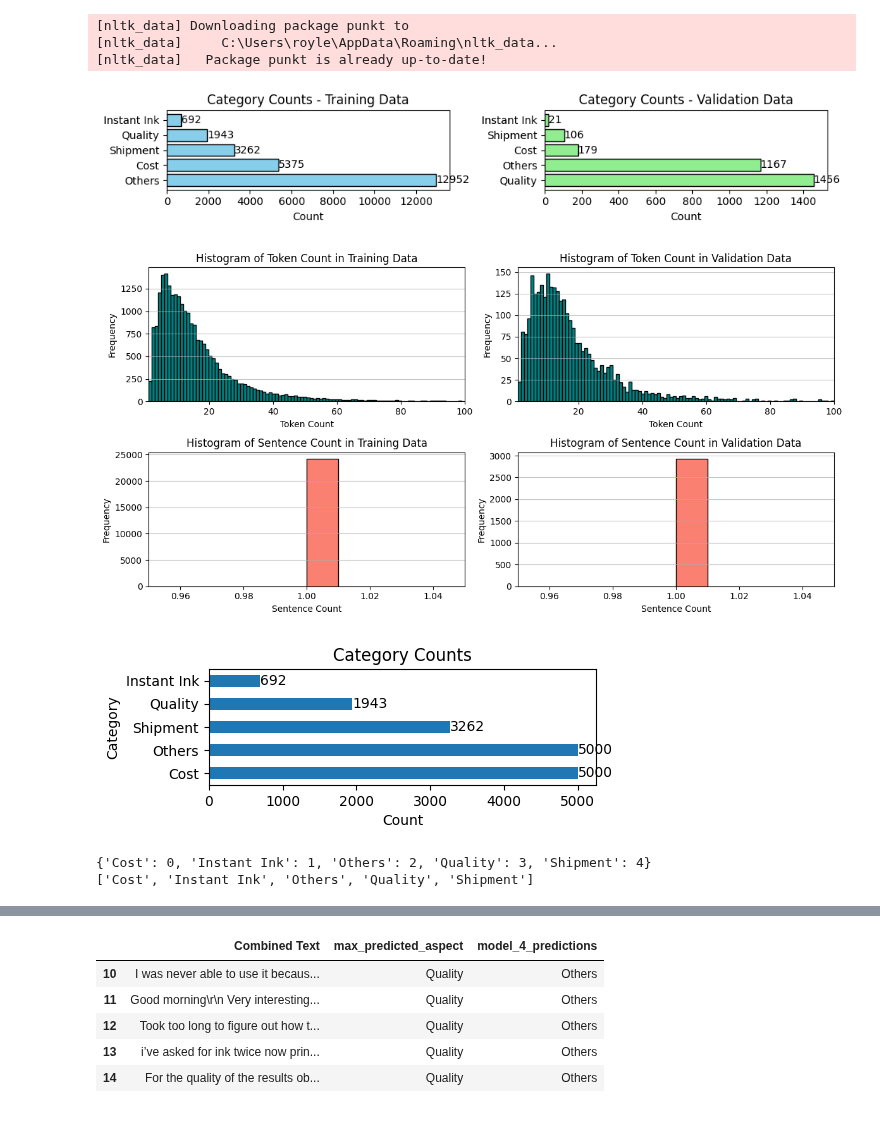
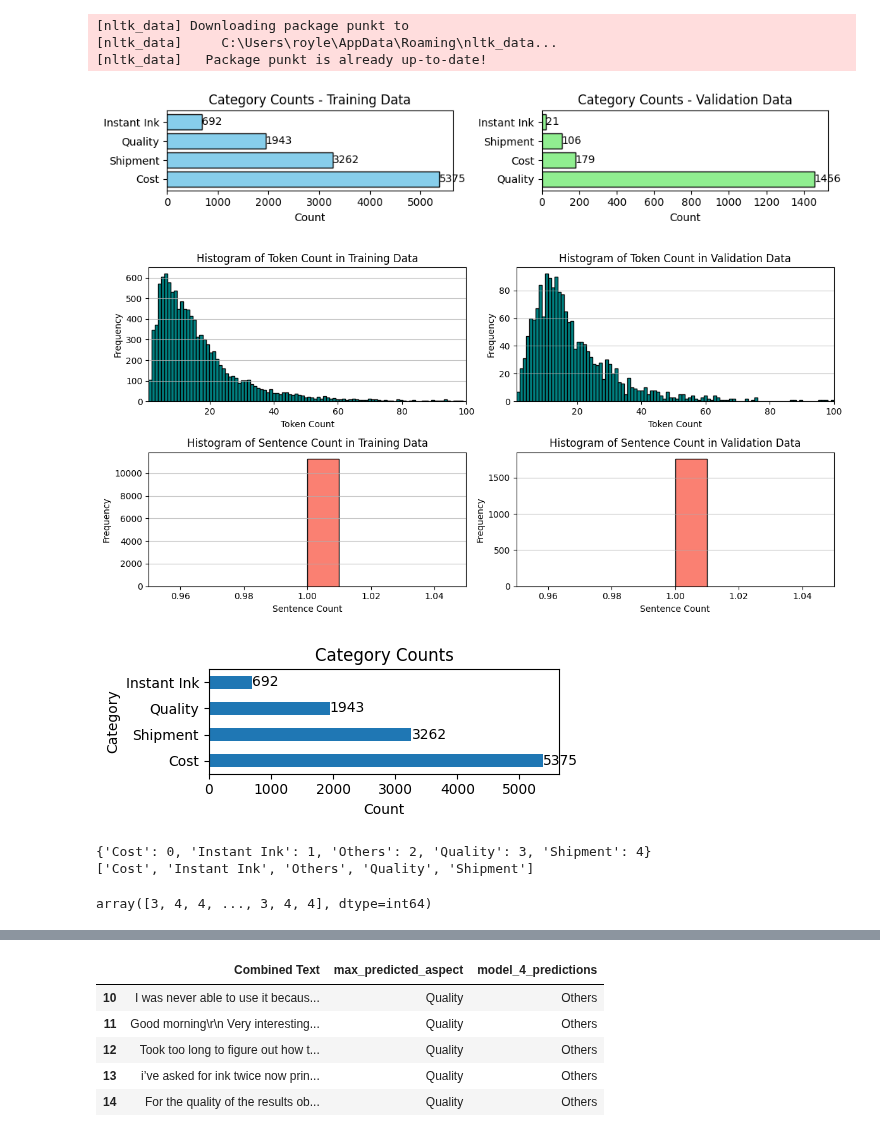
Before and after one commit to wd686/InkSightAnalyzer, a Jupyter notebook: distilbert (category).ipynb, the cells around one changed output, grey strips where cells are left out. Cells and saved outputs as stored; diff of their text form; code cells hidden in the pictures.

```diff
--- a/distilbert (category).ipynb
+++ b/distilbert (category).ipynb
@@ -70,6 +70,9 @@ token_threshold = 100
 sentence_threshold = 1
 df = df[(df['token_count'] <= token_threshold) & (df['sentence_count'] <= sentence_threshold)]
 
+# 2.3 Filter out max_predicted_aspect = 'Others'
+df = df[df['max_predicted_aspect'] != 'Others'] ### Switch
+
 # 3. Filter by Date,  Training: <Apr-24, Validation: Apr-24)
 mmm_yy1 = 'Jan-23'
 mmm_yy2 = 'Apr-24'
@@ -80,7 +83,6 @@ cutoff_date2 = pd.to_datetime(mmm_yy2, format='%b-%y')
 training_df = df[(df['date'] >= cutoff_date1) & (df['date'] < cutoff_date2)].sort_values('date', ascending=False)
 validation_df = df[df['date'] == cutoff_date2]
 total_df = df
-
 
 ### Plotting bar chart for visual inspection and comparison
 
@@ -109,7 +111,7 @@ axes[1].set_title('Category Counts - Validation Data')
 plt.tight_layout()
 plt.show()
 # %% [output]
-[figure, old version]
+[figure, new version]
 # %%
 # Create subplots: 2 rows and 2 columns
 fig, axes = plt.subplots(nrows=2, ncols=2, figsize=(12, 6))
@@ -157,27 +159,28 @@ axes[1, 1].grid(axis='y', alpha=0.75)
 plt.tight_layout()
 plt.show()
 # %% [output]
-[figure, old version]
+[figure, new version]
 # %%
 # sample equal no. of records from each label
-n_sample = 5000
+n_sample = 6000
 # sampled_df = (training_df.groupby('max_predicted_aspect').apply(lambda x: x.sample(n=min(len(x), n_sample), random_state=93)).reset_index(drop=True))   #random sampling
 sampled_df = (training_df.groupby('max_predicted_aspect').apply(lambda x: x.head(n=min(len(x), n_sample))).reset_index(drop=True))                      #most recent
 
 value_counts = sampled_df['max_predicted_aspect'].value_counts()
 
 # horizontal bar chart plot
-plt.figure(figsize=(5, 1.5))
+plt.figure(figsize=(5, 2))
 ax = value_counts.plot(kind='barh')
 for i in ax.containers:
     ax.bar_label(i)
 
 plt.xlabel('Count')
 plt.ylabel('Category')
 plt.title('Category Counts')
+plt.tight_layout()
 plt.show()
 # %% [output]
-[figure, old version]
+[figure, new version]
 # %%
 ### Select training dataset
 # training_df
@@ -192,8 +195,13 @@ data_texts = df['Combined Text'].to_list()                  # Texts
 
 from sklearn.preprocessing import LabelEncoder
 label_encoder = LabelEncoder()
+
 data_labels = df['max_predicted_aspect'].to_list()          # Original labels
-data_labels = label_encoder.fit_transform(data_labels)      # Numeric labels
+# data_labels = label_encoder.fit_transform(data_labels)      # Numeric labels
+
+aspect_labels = ['Cost', 'Instant Ink', 'Others', 'Quality', 'Shipment']
+label_encoder.fit(aspect_labels)
+data_labels = label_encoder.transform(data_labels).astype(np.int64)
 
 # Get the mapping of original labels to numeric labels
 label_mapping = dict(zip(label_encoder.classes_, range(len(label_encoder.classes_))))
@@ -203,9 +211,12 @@ print(label_encoder.classes_.tolist())
 
 # {'Cost': 0, 'Instant Ink': 1, 'Others': 2, 'Quality': 3, 'Shipment': 4}
 # ['Cost', 'Instant Ink', 'Others', 'Quality', 'Shipment']
+
+data_labels
 # %% [output]
 {'Cost': 0, 'Instant Ink': 1, 'Others': 2, 'Quality': 3, 'Shipment': 4}
 ['Cost', 'Instant Ink', 'Others', 'Quality', 'Shipment']
+array([3, 4, 4, ..., 3, 4, 4], dtype=int64)
 # %%
 import torch
 import numpy as np
```
Also changed, not shown: parts of 5 cells of this notebook.
